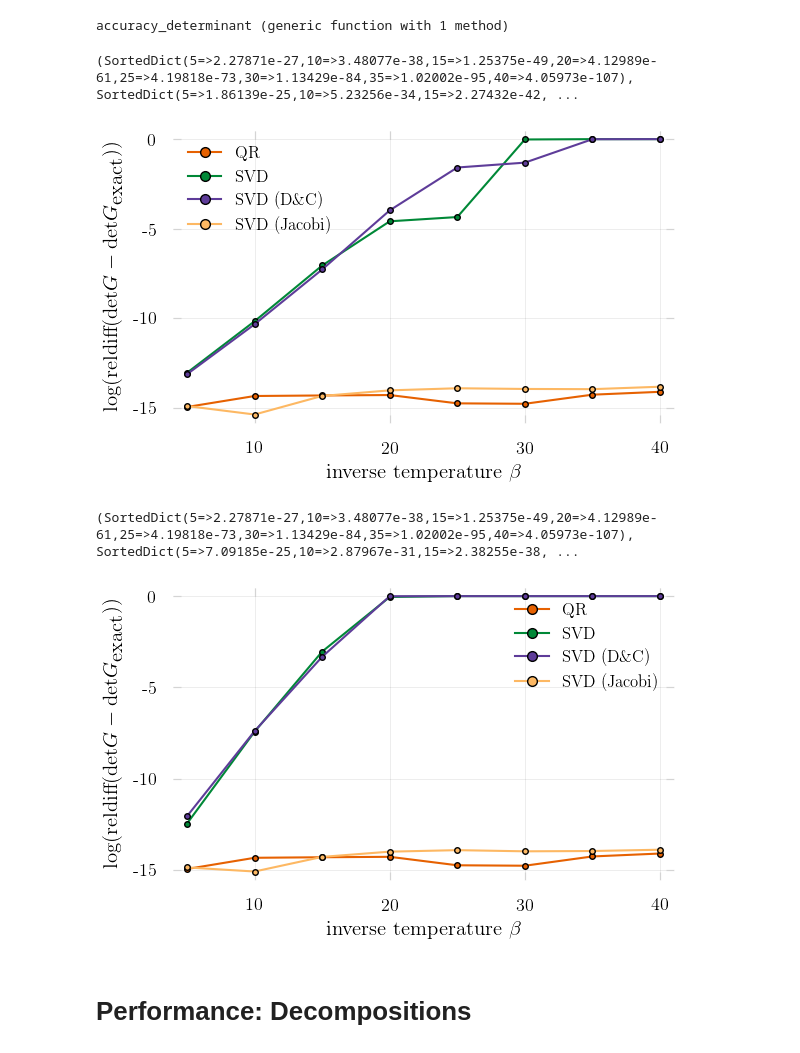
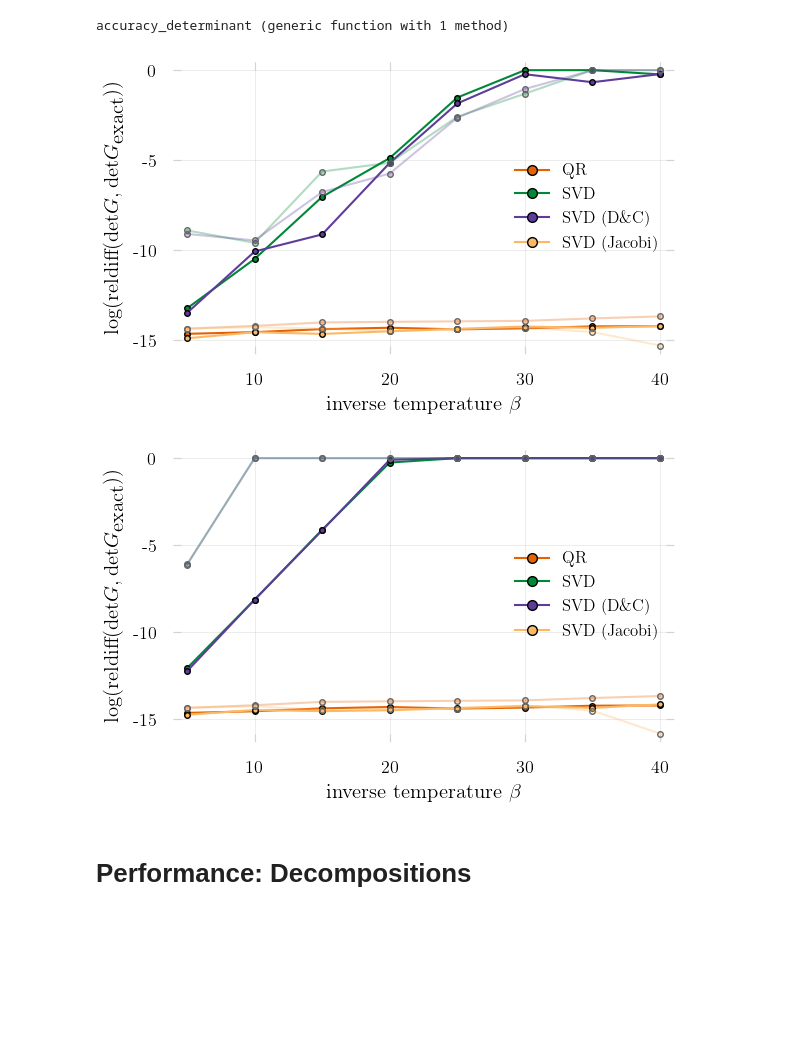
Before and after one commit to carstenbauer/StableDQMC.jl, a Jupyter notebook: notebooks/accuracy.ipynb, the cells around one changed output. Cells and saved outputs as stored; diff of their text form; code cells hidden in the pictures; blank space fills up the shorter version.

```diff
--- a/notebooks/accuracy.ipynb
+++ b/notebooks/accuracy.ipynb
@@ -85,3 +52,25 @@ B = exp(-Δτ .* T)
+# %%
+# Hubbard
+nsites = 4
+n = nsites * 2 # spin
+t = 1
+# U = 0
+μ = 0
+Δτ = 0.1
+
+# Kinetic part (PBC)
+T = diagm(-1 => fill(-t, n-1), 1 => fill(-t, n-1), 0 => fill(μ, n))
+T[1,end] = -t; T[end,1] = -t;
+
+# on-site interaction
+function eU(U)
+    λ = acosh(exp(0.5*U*Δτ))
+    Diagonal(vcat(fill(exp(λ), nsites), fill(exp(-λ), nsites)))
+end
+
+B0 = exp(-Δτ .* T) * eU(0)
+B1 = exp(-Δτ .* T) * eU(1);
+B4 = exp(-Δτ .* T) * eU(4);
 # %%
 # Compare to exact discretized energies
 ks = LinRange(-pi, pi, n+1)[1:end-1]
@@ -117,7 +102,7 @@ estimate_breakdown(17)
 # %% [output]
 97.85986645224693
 # %%
-Bbig = BigFloat.(B)
+Bbig = BigFloat.(B0)
 N = 500
 
 setprecision(100) do
@@ -315,12 +311,9 @@ function accuracy_determinant(B; svdinversion = svd_inv_one_plus)
 end
 # %% [output]
 accuracy_determinant (generic function with 1 method)
-# %%
-Δs_abs_qr, Δs_abs_gesvd, Δs_abs_gesdd, Δs_abs_gesvj,
-Δs_rel_qr, Δs_rel_gesvd, Δs_rel_gesdd, Δs_rel_gesvj = accuracy_determinant(B, svdinversion = svd_inv_one_plus)
-# %% [output]
-(SortedDict(5=>2.27871e-27,10=>3.48077e-38,15=>1.25375e-49,20=>4.12989e-61,25=>4.19818e-73,30=>1.13429e-84,35=>1.02002e-95,40=>4.05973e-107), SortedDict(5=>1.86139e-25,10=>5.23256e-34,15=>2.27432e-42, ...
 # %%
+Δs_abs_qr, Δs_abs_gesvd, Δs_abs_gesdd, Δs_abs_gesvj,
+Δs_rel_qr, Δs_rel_gesvd, Δs_rel_gesdd, Δs_rel_gesvj = accuracy_determinant(B0, svdinversion = svd_inv_one_plus)
 betas = collect(keys(Δs_rel_qr))
 
 p = plot(betas, log.(10, values(Δs_rel_qr)), color="#E66101", marker=true, label="QR")
@@ -328,28 +321,40 @@ plot!(betas, log.(10, values(Δs_rel_gesvd)), color="#008837", marker=true, labe
 plot!(betas, log.(10, values(Δs_rel_gesdd)), color="#5E3C99", marker=true, label="SVD (D\\&C)")
 plot!(betas, log.(10, values(Δs_rel_gesvj)), color="#FDB863", marker=true, label="SVD (Jacobi)")
 
+Δs_abs_qr, Δs_abs_gesvd, Δs_abs_gesdd, Δs_abs_gesvj,
+Δs_rel_qr, Δs_rel_gesvd, Δs_rel_gesdd, Δs_rel_gesvj = accuracy_determinant(B1, svdinversion = svd_inv_one_plus)
+plot!(betas, log.(10, values(Δs_rel_qr)), color="#E66101", marker=true, msc="#666666", alpha=.3, label="")
+plot!(betas, log.(10, values(Δs_rel_gesvd)), color="#008837", marker=true, msc="#666666", alpha=.3, label="")
+plot!(betas, log.(10, values(Δs_rel_gesdd)), color="#5E3C99", marker=true, msc="#666666", alpha=.3, label="")
+plot!(betas, log.(10, values(Δs_rel_gesvj)), color="#FDB863", marker=true, msc="#666666", alpha=.3, label="")
+
 xlabel!(L"inverse temperature $\beta$")
-ylabel!(L"\log(\textrm{reldiff}(\textrm{det}G - \textrm{det}G_{\textrm{exact}}))")
+ylabel!(L"\log(\textrm{reldiff}(\textrm{det}G, \textrm{det}G_{\textrm{exact}}))")
 savefig("../paper/figures/accuracy_det_svd_regularinv.pdf")
 # %% [output]
-[figure, old version]
+[figure, new version]
-# %%
-Δs_abs_qr, Δs_abs_gesvd, Δs_abs_gesdd, Δs_abs_gesvj,
-Δs_rel_qr, Δs_rel_gesvd, Δs_rel_gesdd, Δs_rel_gesvj = accuracy_determinant(B, svdinversion = svd_inv_one_plus_loh)
-# %% [output]
-(SortedDict(5=>2.27871e-27,10=>3.48077e-38,15=>1.25375e-49,20=>4.12989e-61,25=>4.19818e-73,30=>1.13429e-84,35=>1.02002e-95,40=>4.05973e-107), SortedDict(5=>7.09185e-25,10=>2.87967e-31,15=>2.38255e-38, ...
 # %%
+Δs_abs_qr, Δs_abs_gesvd, Δs_abs_gesdd, Δs_abs_gesvj,
+Δs_rel_qr, Δs_rel_gesvd, Δs_rel_gesdd, Δs_rel_gesvj = accuracy_determinant(B0, svdinversion = svd_inv_one_plus_loh)
 betas = collect(keys(Δs_rel_qr))
-p = plot(betas, log.(10, values(Δs_rel_qr)), color="#E66101", marker=true, label="QR")
+
+p = plot(betas, log.(10, values(Δs_rel_qr)), color="#E66101", marker=true, label="QR", legend=:right)
 plot!(betas, log.(10, values(Δs_rel_gesvd)), color="#008837", marker=true, label="SVD")
 plot!(betas, log.(10, values(Δs_rel_gesdd)), color="#5E3C99", marker=true, label="SVD (D\\&C)")
 plot!(betas, log.(10, values(Δs_rel_gesvj)), color="#FDB863", marker=true, label="SVD (Jacobi)")
 
+Δs_abs_qr, Δs_abs_gesvd, Δs_abs_gesdd, Δs_abs_gesvj,
+Δs_rel_qr, Δs_rel_gesvd, Δs_rel_gesdd, Δs_rel_gesvj = accuracy_determinant(B1, svdinversion = svd_inv_one_plus_loh)
+plot!(betas, log.(10, values(Δs_rel_qr)), color="#E66101", marker=true, msc="#666666", alpha=.3, label="")
+plot!(betas, log.(10, values(Δs_rel_gesvd)), color="#008837", marker=true, msc="#666666", alpha=.3, label="")
+plot!(betas, log.(10, values(Δs_rel_gesdd)), color="#5E3C99", marker=true, msc="#666666", alpha=.3, label="")
+plot!(betas, log.(10, values(Δs_rel_gesvj)), color="#FDB863", marker=true, msc="#666666", alpha=.3, label="")
+
 xlabel!(L"inverse temperature $\beta$")
-ylabel!(L"\log(\textrm{reldiff}(\textrm{det}G - \textrm{det}G_{\textrm{exact}}))")
+ylabel!(L"\log(\textrm{reldiff}(\textrm{det}G, \textrm{det}G_{\textrm{exact}}))")
 savefig("../paper/figures/accuracy_det_svd_loh.pdf")
 # %% [output]
-[figure, old version]
+[figure, new version]
 # %% [markdown]
 # Performance: Decompositions
 # %%
```
Also changed, not shown: parts of 28 cells of this notebook, 36 other files.
